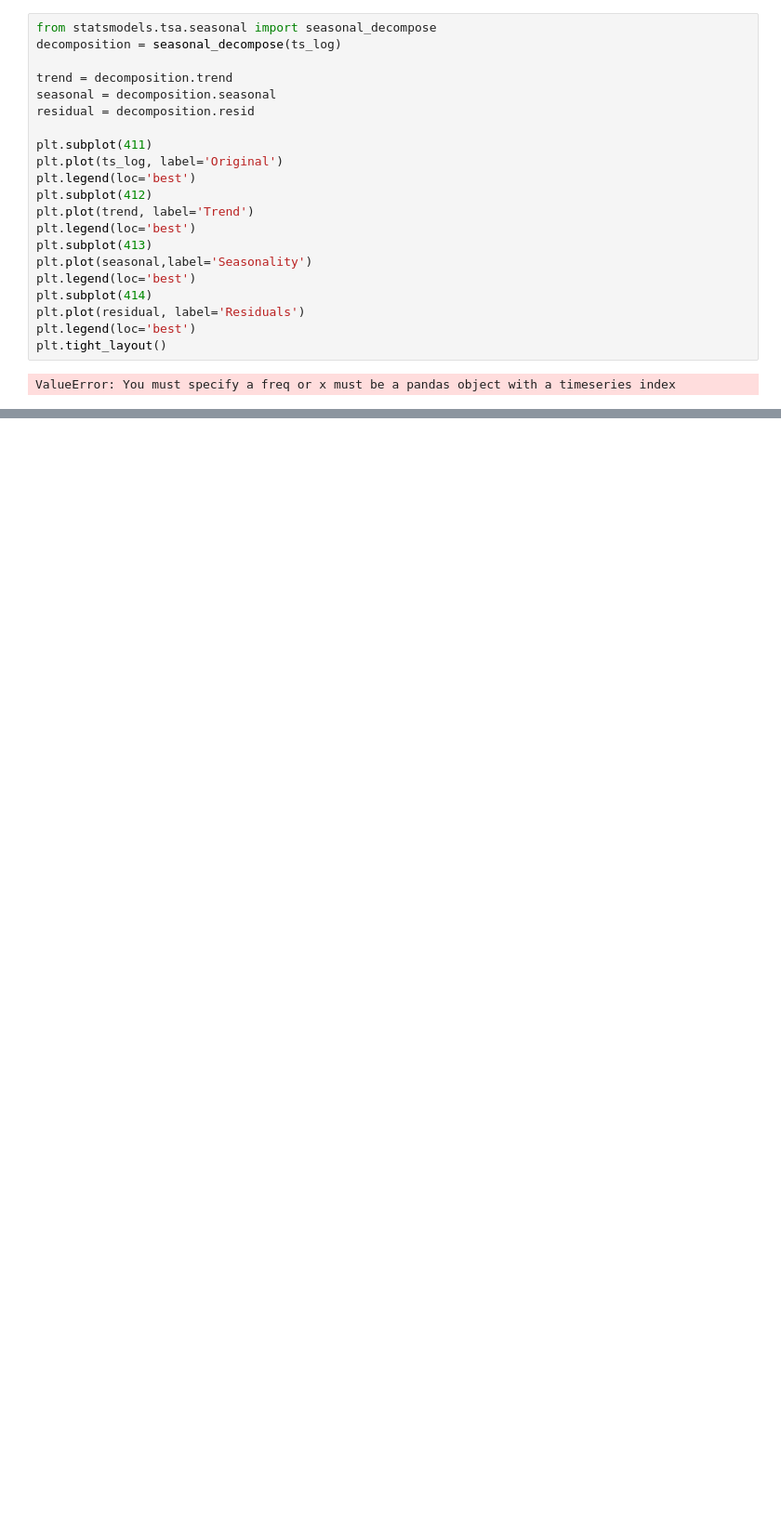
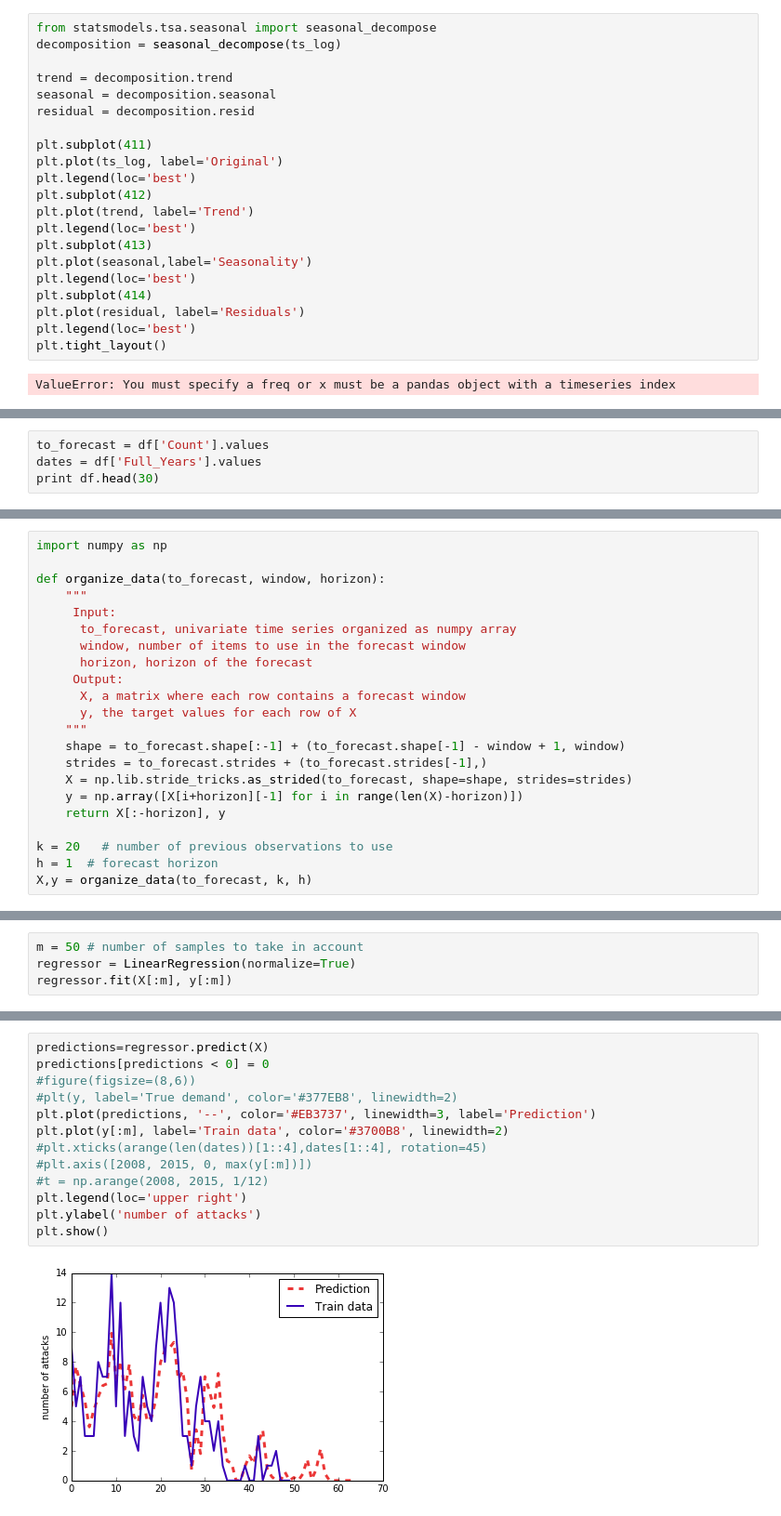
Before and after one commit to ifrebault/PiracyAttackPrediction, a Jupyter notebook: Machine_learning/ML.prediction.global.ipynb, the cells around one changed output, grey strips where cells are left out. Shown: that part at 93% size. Cells and saved outputs as stored; diff of their text form; blank space fills up the shorter version.

```diff
--- a/Machine_learning/ML.prediction.global.ipynb
+++ b/Machine_learning/ML.prediction.global.ipynb
@@ -230,0 +123,4 @@ plt.plot(df[features_regression], predic, label="ground truth")
+# %%
+to_forecast = df['Count'].values
+dates = df['Full_Years'].values
+print df.head(30)
@@ -230,0 +145,22 @@ plt.plot(df[features_regression], predic, label="ground truth")
+# %%
+import numpy as np
+
+def organize_data(to_forecast, window, horizon):
+    """
+     Input:
+      to_forecast, univariate time series organized as numpy array
+      window, number of items to use in the forecast window
+      horizon, horizon of the forecast
+     Output:
+      X, a matrix where each row contains a forecast window
+      y, the target values for each row of X
+    """
+    shape = to_forecast.shape[:-1] + (to_forecast.shape[-1] - window + 1, window)
+    strides = to_forecast.strides + (to_forecast.strides[-1],)
+    X = np.lib.stride_tricks.as_strided(to_forecast, shape=shape, strides=strides)
+    y = np.array([X[i+horizon][-1] for i in range(len(X)-horizon)])
+    return X[:-horizon], y
+
+k = 20   # number of previous observations to use
+h = 1  # forecast horizon
+X,y = organize_data(to_forecast, k, h)
@@ -230,0 +173,4 @@ plt.plot(df[features_regression], predic, label="ground truth")
+# %%
+m = 50 # number of samples to take in account
+regressor = LinearRegression(normalize=True)
+regressor.fit(X[:m], y[:m])
@@ -230,0 +196,15 @@ plt.plot(df[features_regression], predic, label="ground truth")
+# %%
+predictions=regressor.predict(X)
+predictions[predictions < 0] = 0
+#figure(figsize=(8,6))
+#plt(y, label='True demand', color='#377EB8', linewidth=2)
+plt.plot(predictions, '--', color='#EB3737', linewidth=3, label='Prediction')
+plt.plot(y[:m], label='Train data', color='#3700B8', linewidth=2)
+#plt.xticks(arange(len(dates))[1::4],dates[1::4], rotation=45)
+#plt.axis([2008, 2015, 0, max(y[:m])])
+#t = np.arange(2008, 2015, 1/12)
+plt.legend(loc='upper right')
+plt.ylabel('number of attacks')
+plt.show()
+# %% [output]
+[figure, added]
```
Also changed, not shown: parts of 22 cells of this notebook, 3 other files.
